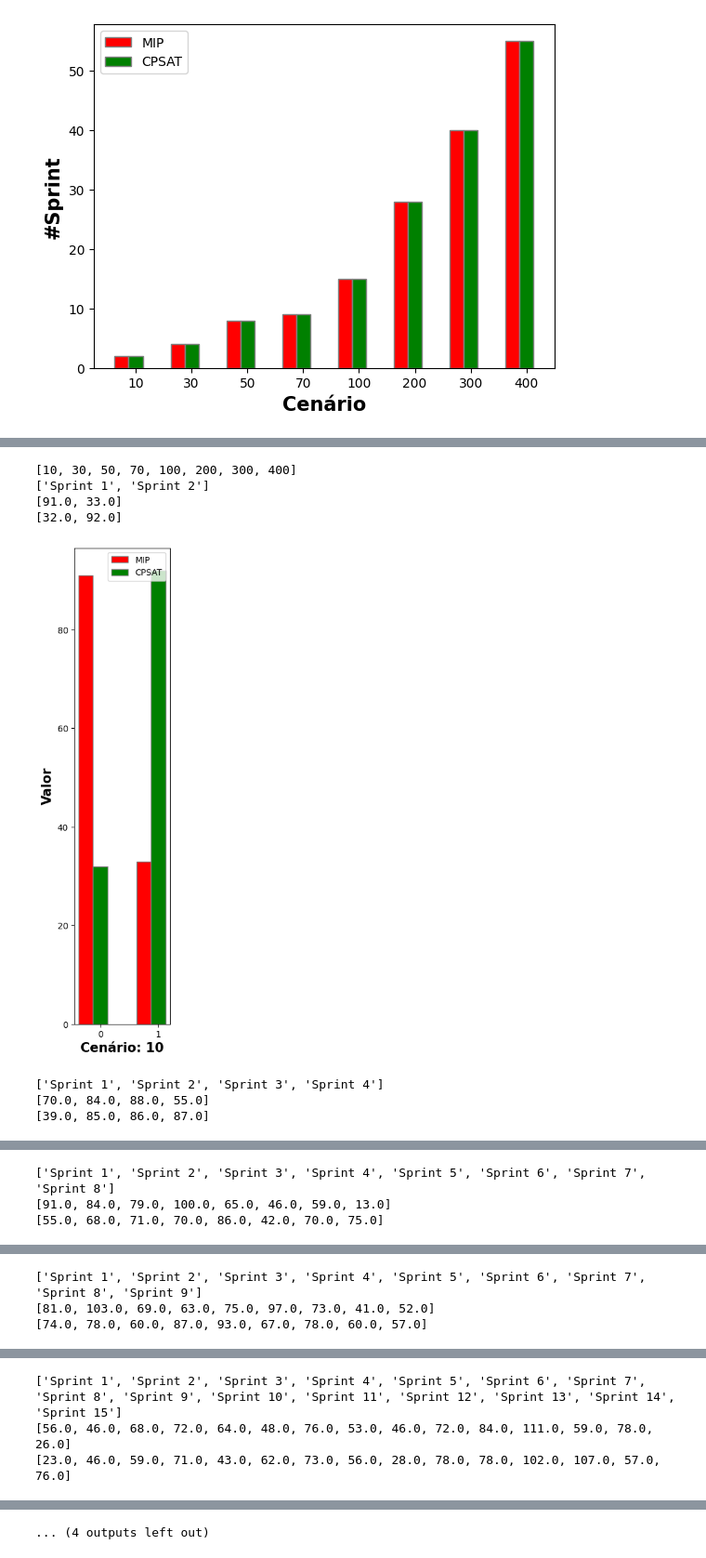
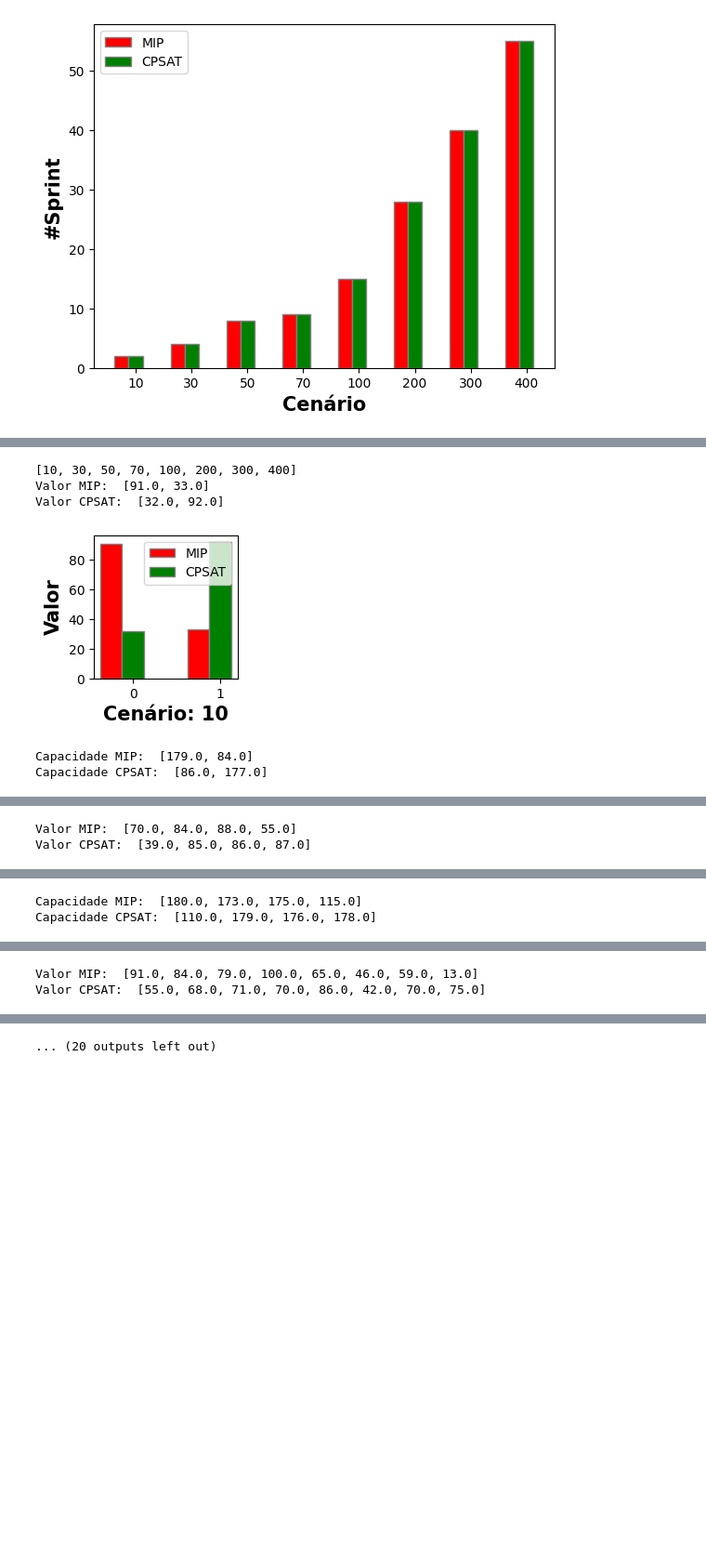
Before and after one commit to ronaldoagra/ppca-aed, a Jupyter notebook: src/04-avaliacao-experimentos-mip-cpsat.ipynb, the cells around one changed output, grey strips where cells are left out. Shown at 93% size. Saved outputs shown, nothing was run; the diff lists cells and outputs as text; code cells hidden in the pictures; blank space fills up the shorter version.

Commit message:
Adicionado o gráfico de Capacidade por cenário

```diff
--- a/src/04-avaliacao-experimentos-mip-cpsat.ipynb
+++ b/src/04-avaliacao-experimentos-mip-cpsat.ipynb
@@ -131,67 +131,88 @@ plt.show()
 # %%
+#lista os cenários
 cenarios = sprint_por_cenario.keys()
 list_cenarios = [int(x) for x in cenarios]
 list_cenarios.sort()
 print(list_cenarios)
 
-
 for cenario in list_cenarios:
 
     barra_mip = []
+    barra_capacidade_mip = []
     barra_cpsat = []
+    barra_capacidade_cpsat = []
 
     # set width of bars
     barWidth = 0.25
 
-    #lista com os nomes dos sprints
+    # lista com os nomes dos sprints
     list_nome_sprint = []
 
     for chaves in sprint_por_cenario[str(cenario)]['MIP']:
         for x in chaves.keys():
             list_nome_sprint.append(x)
 
-    #list_nome_sprint.sort()
-    print(list_nome_sprint)
+    # list_nome_sprint.sort()
+    #print(list_nome_sprint)
 
-    #print('A: ', sprint_por_cenario['10'])
-    #print('B: ', sprint_por_cenario['10']['MIP'])
+    # print('A: ', sprint_por_cenario['10'])
+    # print('B: ', sprint_por_cenario['10']['MIP'])
     for i in range(len(list_nome_sprint)):
         sprint_mip = sprint_por_cenario[str(cenario)]['MIP'][i]
         valor_mip = sprint_mip[list_nome_sprint[i]]['valor']
         barra_mip.append(valor_mip)
 
+        peso_mip = sprint_mip[list_nome_sprint[i]]['capacidade']
+        barra_capacidade_mip.append(peso_mip)
+
         sprint_cpsat = sprint_por_cenario[str(cenario)]['CPSAT'][i]
         valor_cpsat = sprint_cpsat[list_nome_sprint[i]]['valor']
         barra_cpsat.append(valor_cpsat)
 
-    print(barra_mip)
-    print(barra_cpsat)
+        peso_cpsat = sprint_cpsat[list_nome_sprint[i]]['capacidade']
+        barra_capacidade_cpsat.append(peso_cpsat)
 
     # Set position of bar on X axis
     br1 = np.arange(len(barra_mip))
     br2 = [x + barWidth for x in br1]
 
-    plt.figure(figsize=(2, 10))
+    plt.figure(figsize=(len(list_nome_sprint), len(list_nome_sprint) ))
 
     # # Make the plot
     plt.bar(br1, barra_mip, color='r', width=barWidth, edgecolor='grey', label='MIP')
     plt.bar(br2, barra_cpsat, color='g', width=barWidth, edgecolor='grey', label='CPSAT')
 
     # # Adding Xticks
     plt.xlabel('Cenário: ' + str(cenario), fontweight='bold', fontsize=15)
     plt.ylabel('Valor', fontweight='bold', fontsize=15)
 
     list_nome_sprint = np.arange(len(list_nome_sprint))
     plt.xticks([r + barWidth for r in range(len(list_nome_sprint))], list_nome_sprint)
 
     plt.legend()
+    print('Valor MIP: ', barra_mip)
+    print('Valor CPSAT: ', barra_cpsat)
     plt.show()
+
+    #---
+    plt.bar(br1, barra_capacidade_mip, color='#c79fef', width=barWidth, edgecolor='grey', label='MIP')
+    plt.bar(br2, barra_capacidade_cpsat, color='#929591', width=barWidth, edgecolor='grey', label='CPSAT')
+
+    # # Adding Xticks
+    plt.xlabel('Cenário: ' + str(cenario), fontweight='bold', fontsize=15)
+    plt.ylabel('Capacidade', fontweight='bold', fontsize=15)
+
+    list_nome_sprint = np.arange(len(list_nome_sprint))
+    plt.xticks([r + barWidth for r in range(len(list_nome_sprint))], list_nome_sprint)
+
+    print('Capacidade MIP: ', barra_capacidade_mip)
+    print('Capacidade CPSAT: ', barra_capacidade_cpsat)
+    plt.legend()
+    plt.show()
 # %% [output]
 [10, 30, 50, 70, 100, 200, 300, 400]
-['Sprint 1', 'Sprint 2']
-[91.0, 33.0]
-[32.0, 92.0]
+Valor MIP:  [91.0, 33.0]
+Valor CPSAT:  [32.0, 92.0]
-[figure, old version]
+[figure, new version]
-['Sprint 1', 'Sprint 2', 'Sprint 3', 'Sprint 4']
-[70.0, 84.0, 88.0, 55.0]
-[39.0, 85.0, 86.0, 87.0]
+Capacidade MIP:  [179.0, 84.0]
+Capacidade CPSAT:  [86.0, 177.0]
@@ -199,3 +220,2 @@ for cenario in list_cenarios:
-['Sprint 1', 'Sprint 2', 'Sprint 3', 'Sprint 4', 'Sprint 5', 'Sprint 6', 'Sprint 7', 'Sprint 8']
-[91.0, 84.0, 79.0, 100.0, 65.0, 46.0, 59.0, 13.0]
-[55.0, 68.0, 71.0, 70.0, 86.0, 42.0, 70.0, 75.0]
+Valor MIP:  [70.0, 84.0, 88.0, 55.0]
+Valor CPSAT:  [39.0, 85.0, 86.0, 87.0]
@@ -203,3 +223,2 @@ for cenario in list_cenarios:
-['Sprint 1', 'Sprint 2', 'Sprint 3', 'Sprint 4', 'Sprint 5', 'Sprint 6', 'Sprint 7', 'Sprint 8', 'Sprint 9']
-[81.0, 103.0, 69.0, 63.0, 75.0, 97.0, 73.0, 41.0, 52.0]
-[74.0, 78.0, 60.0, 87.0, 93.0, 67.0, 78.0, 60.0, 57.0]
+Capacidade MIP:  [180.0, 173.0, 175.0, 115.0]
+Capacidade CPSAT:  [110.0, 179.0, 176.0, 178.0]
@@ -207,3 +226,2 @@ for cenario in list_cenarios:
-['Sprint 1', 'Sprint 2', 'Sprint 3', 'Sprint 4', 'Sprint 5', 'Sprint 6', 'Sprint 7', 'Sprint 8', 'Sprint 9', 'Sprint 10', 'Sprint 11', 'Sprint 12', 'Sprint 13', 'Sprint 14', 'Sprint 15']
-[56.0, 46.0, 68.0, 72.0, 64.0, 48.0, 76.0, 53.0, 46.0, 72.0, 84.0, 111.0, 59.0, 78.0, 26.0]
-[23.0, 46.0, 59.0, 71.0, 43.0, 62.0, 73.0, 56.0, 28.0, 78.0, 78.0, 102.0, 107.0, 57.0, 76.0]
+Valor MIP:  [91.0, 84.0, 79.0, 100.0, 65.0, 46.0, 59.0, 13.0]
+Valor CPSAT:  [55.0, 68.0, 71.0, 70.0, 86.0, 42.0, 70.0, 75.0]
@@ -215 +232 @@ for cenario in list_cenarios:
-... (4 outputs left out)
+... (20 outputs left out)
```
Also changed, not shown: parts of 2 cells of this notebook.
